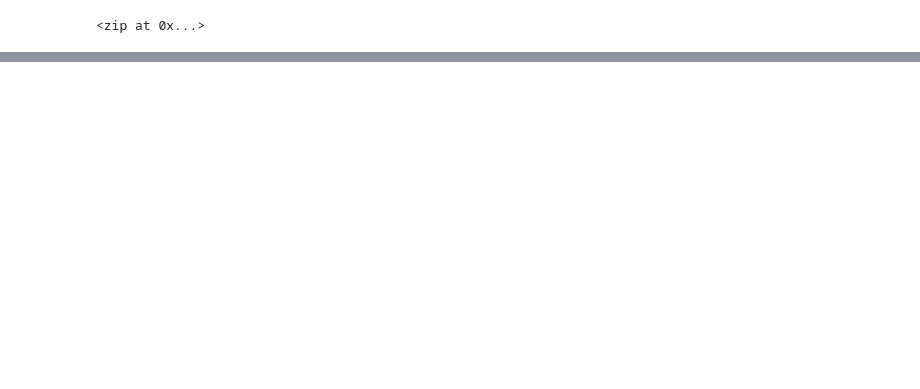
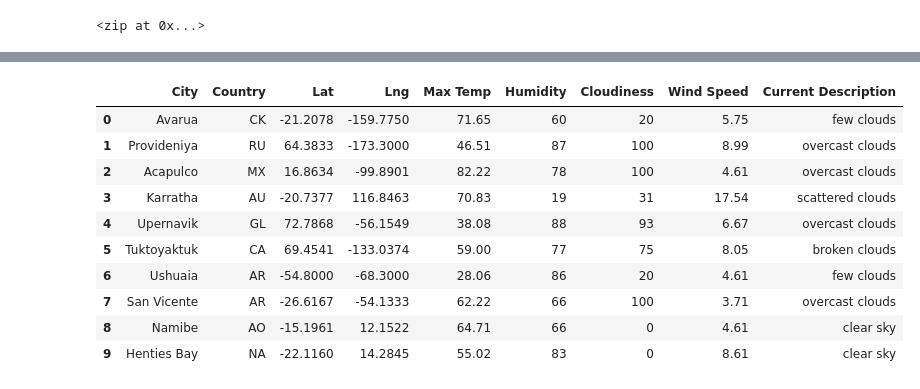
Before and after one commit to lem1123/World_Weather_Analysis, a Jupyter notebook: Weather_Database.ipynb, the cells around one changed output, grey strips where cells are left out. Cells and saved outputs as stored; diff of their text form; code cells hidden in the pictures; blank space fills up the shorter version.

```diff
--- a/Weather_Database.ipynb
+++ b/Weather_Database.ipynb
@@ -12,7 +11,7 @@ from citipy import citipy
 
 lats = np.random.uniform(low=-90.000, high=90.00, size=2000)
 
-lngs = np.random.uniform(low=-90.000, high=90.00, size=2000)
+lngs = np.random.uniform(low=-180.000, high=180.00, size=2000)
 
 lats_lngs = zip(lats, lngs)
 
@@ -23,10 +22,3 @@ lats_lngs
 # Add the latitudes and longitudes to a list.
 
 coordinates = list(lats_lngs)
-# %%
-# Use the print() function to display the latitude and longitude combinations.
-
-for coordinate in coordinates:
-
-    print(citipy.nearest_city(coordinate[0], coordinate[1]).city_name,
-          citipy.nearest_city(coordinate[0], coordinate[1]).country_code)
@@ -84,0 +205,18 @@ http://api.openweathermap.org/data/2.5/weather?units=Imperial&APPID=138dd9224cb7
+# %%
+# Convert the array of dictionaries to a Pandas DataFrame.
+
+city_data_df = pd.DataFrame(city_data)
+
+city_data_df.head(10)
+# %% [output]
+|  | City | Country | Lat | Lng | Max Temp | Humidity | Cloudiness | Wind Speed | Current Description |
+| 0 | Avarua | CK | -21.2078 | -159.7750 | 71.65 | 60 | 20 | 5.75 | few clouds |
+| 1 | Provideniya | RU | 64.3833 | -173.3000 | 46.51 | 87 | 100 | 8.99 | overcast clouds |
+| 2 | Acapulco | MX | 16.8634 | -99.8901 | 82.22 | 78 | 100 | 4.61 | overcast clouds |
+| 3 | Karratha | AU | -20.7377 | 116.8463 | 70.83 | 19 | 31 | 17.54 | scattered clouds |
+| 4 | Upernavik | GL | 72.7868 | -56.1549 | 38.08 | 88 | 93 | 6.67 | overcast clouds |
+| 5 | Tuktoyaktuk | CA | 69.4541 | -133.0374 | 59.00 | 77 | 75 | 8.05 | broken clouds |
+| 6 | Ushuaia | AR | -54.8000 | -68.3000 | 28.06 | 86 | 20 | 4.61 | few clouds |
+| 7 | San Vicente | AR | -26.6167 | -54.1333 | 62.22 | 66 | 100 | 3.71 | overcast clouds |
+| 8 | Namibe | AO | -15.1961 | 12.1522 | 64.71 | 66 | 0 | 4.61 | clear sky |
+| 9 | Henties Bay | NA | -22.1160 | 14.2845 | 55.02 | 83 | 0 | 8.61 | clear sky |
```
Also changed, not shown: parts of 8 cells of this notebook, 6 other files.
